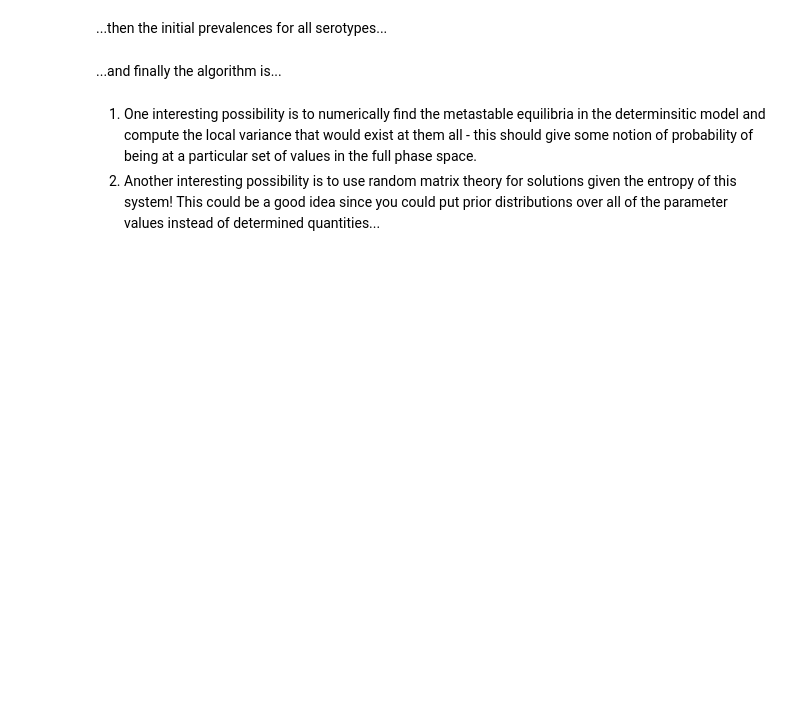
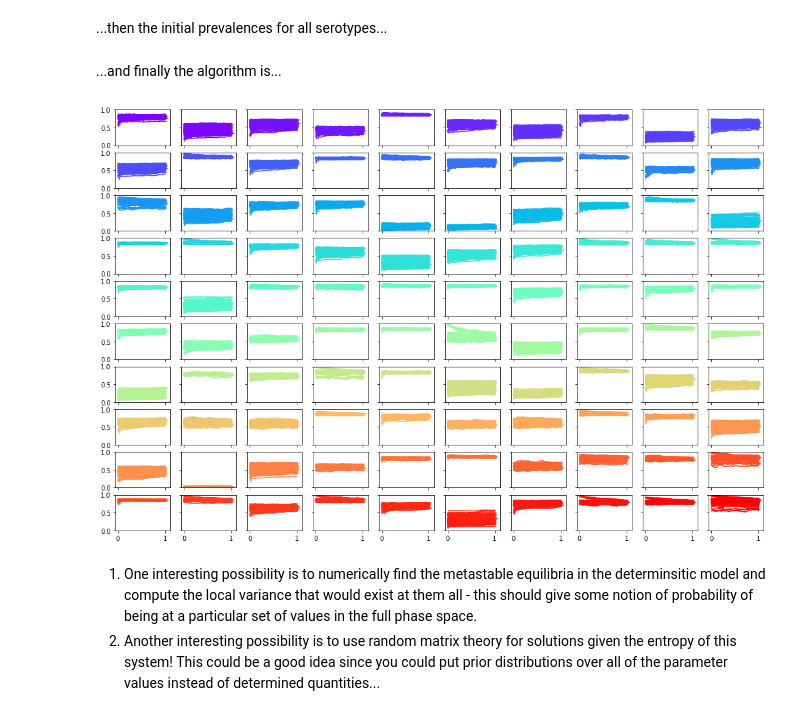
Before and after one commit to umbralcalc/multistatemem, a Jupyter notebook: pneumocode.ipynb, the cells around one changed output. Drawn from its saved outputs; the diff is of its cells as text; code cells hidden in the pictures; blank space fills up the shorter version.

```diff
--- a/pneumocode.ipynb
+++ b/pneumocode.ipynb
@@ -40,10 +42,14 @@ number_of_serotypes = 100
 demographic_household_fractions = [0.3,0.4,0.3] # [Children,Adults,Elderly]
 alpha_damping = 0.1
 number_of_realisations = 100
-realisations_per_run = 100                      # Should be a factor of the number of realisations
+realisations_per_run = 10                       # Should be a factor of the number of realisations
 time_at_beginning = 0.0                         # In units of years
 time_at_end = 1.0                               # In units of years
 do_nothing_timescale = 0.01                     # In units of years
+
+# Parameters for the output plot stack
+set_number_of_plot_columns = 10
+set_number_of_plot_rows = 10
 # %% [markdown]
 ...then the contact rates, recovery rates and competition matrix...
 # %%
@@ -99,6 +105,10 @@ household_elderly_susceptibles = np.tensordot(number_of_elderly_in_each_househol
                                   np.ones((number_of_serotypes,realisations_per_run)),axes=0) - \
                                   household_elderly_infectives
 
+# Initialise subplots and colours of lines in each plot
+fig, ax = plt.subplots(nrows=set_number_of_plot_rows,ncols=set_number_of_plot_columns)
+colours = cm.rainbow(np.linspace(0,1,number_of_serotypes))
+
 # Compute the number of runs required and initialise main loop
 number_of_runs = int(number_of_realisations/realisations_per_run)
 for n in range(0,number_of_runs):
@@ -114,6 +124,10 @@ for n in range(0,number_of_runs):
     # Initialise storage for plot data
     plot_data = []
     plot_data_times = []
+
+    # Initialise plot loop parameters
+    rown = 0
+    columnn = 0
 
     # Initialise time and run over realisations
     t = time_at_beginning*np.ones(realisations_per_run)
@@ -379,35 +393,53 @@ for n in range(0,number_of_runs):
         household_children_susceptibles[household_children_susceptibles>number_of_children_in_each_household_tensor]=\
         number_of_children_in_each_household_tensor[household_children_susceptibles>\
                                                     number_of_children_in_each_household_tensor]
         household_adult_infectives[household_adult_infectives>number_of_adults_in_each_household_tensor] = \
         number_of_adults_in_each_household_tensor[household_adult_infectives>\
                                                     number_of_adults_in_each_household_tensor]
         household_adult_susceptibles[household_adult_susceptibles>number_of_adults_in_each_household_tensor]=\
         number_of_adults_in_each_household_tensor[household_adult_susceptibles>\
                                                     number_of_adults_in_each_household_tensor]
         household_elderly_infectives[household_elderly_infectives>number_of_elderly_in_each_household_tensor] = \
         number_of_elderly_in_each_household_tensor[household_elderly_infectives>\
                                                     number_of_elderly_in_each_household_tensor]
         household_elderly_susceptibles[household_elderly_susceptibles>number_of_elderly_in_each_household_tensor]=\
         number_of_elderly_in_each_household_tensor[household_elderly_susceptibles>\
                                                     number_of_elderly_in_each_household_tensor]
 
         # Compute the seroprevalences at these timesteps
         seroprevalence_realisations = np.sum(household_children_infectives + \
                                       household_adult_infectives + \
                                       household_elderly_infectives,axis=0).astype(float)/float(total_number_of_people)
 
         # Store plot data
         plot_data.append(seroprevalence_realisations)
         plot_data_times.append(t)
 
         # Trigger termination for the runs which have ended
         terminated_realisations_per_run = (t < time_at_end)
 
-    # Plot the realisations of one of the seroprevalences
-    for i in range(0,realisations_per_run): plt.plot(np.asarray(plot_data_times)[:,i],np.asarray(plot_data)[:,0,i])
+    # Plot the realisations of the seroprevalences
+    for j,cn in zip(range(0,number_of_serotypes),colours):
+        for i in range(0,realisations_per_run):
+            ax[rown,columnn].plot(np.asarray(plot_data_times)[:,i],np.asarray(plot_data)[:,j,i],c=cn)
+            ax[rown,columnn].set_ylim([0.0,1.0])
+            if rown != set_number_of_plot_rows-1:
+                ax[rown,columnn].set_xticklabels([])
+            if columnn != 0:
+                ax[rown,columnn].set_yticklabels([])
+        columnn += 1
+        if columnn == set_number_of_plot_columns:
+            columnn = 0
+            rown += 1
+
+# Change scale of plot
+F = pylab.gcf()
+DefaultSize = F.get_size_inches()
+F.set_size_inches((DefaultSize[0]*3,DefaultSize[1]*3))
 
 plt.show()
+# %% [output]
+[figure, added]
 # %% [markdown]
 1. One interesting possibility is to numerically find the metastable equilibria in the determinsitic model and compute the local variance that would exist at them all - this should give some notion of probability of being at a particular set of values in the full phase space.
 2. Another interesting possibility is to use random matrix theory for solutions given the entropy of this system! This could be a good idea since you could put prior distributions over all of the parameter values instead of determined quantities...
```
Also changed, not shown: parts of 1 cell of this notebook.
